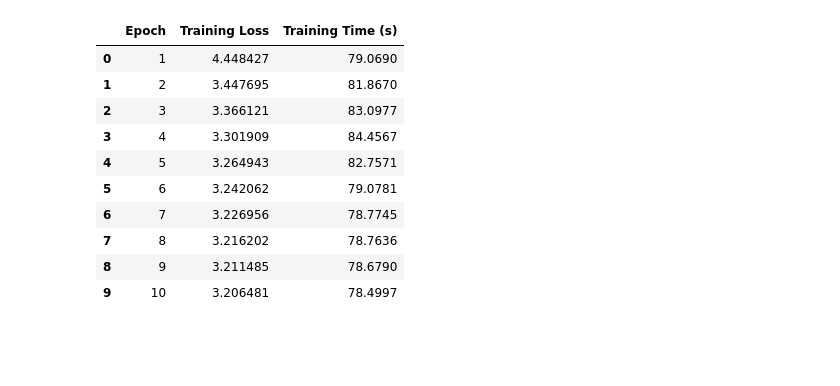
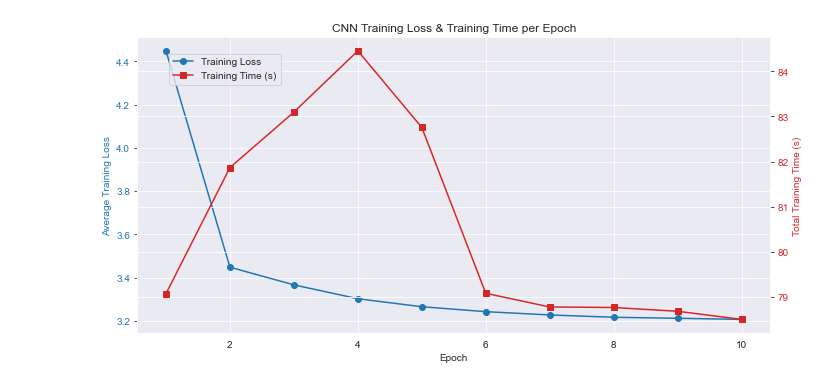
Before and after one commit to cashauce/ThesisFractalCNN, a Jupyter notebook: data/tables.ipynb, the cells around one changed output. Cells and saved outputs as stored; diff of their text form; code cells hidden in the pictures; blank space fills up the shorter version.

```diff
--- a/data/tables.ipynb
+++ b/data/tables.ipynb
@@ -9,37 +11,52 @@ cnnModel_csvFile = "csv/trained_cnn_CSV.csv"
 # %%
 # CNN MODEL TRAINING TIME & ACCURACY
 columns_to_display = ["Epoch",
                       "Batch",
                       "Training Loss",
                       "Training Time (s)"]
 
 try:
-    # Read CSV files
+    # Read CSV file
     df_cnn = pd.read_csv(cnnModel_csvFile)[columns_to_display]
 
     # Compute the average Training Loss and total Training Time per epoch
     df_summary = df_cnn.groupby("Epoch").agg({
         "Training Loss": "mean",  # Average training loss per epoch
         "Training Time (s)": "sum"  # Total training time per epoch
     }).reset_index()
 
-    # Display the summarized data
-    display(df_summary)
+    # Set plot style
+    sns.set_style("darkgrid")
+
+    # Create figure and axis
+    fig, ax1 = plt.subplots(figsize=(10, 5))
+
+    # Plot Training Loss (left y-axis)
+    color1 = "tab:blue"
+    ax1.set_xlabel("Epoch")
+    ax1.set_ylabel("Average Training Loss", color=color1)
+    line1, = ax1.plot(df_summary["Epoch"], df_summary["Training Loss"], marker="o", color=color1, label="Training Loss")
+    ax1.tick_params(axis="y", labelcolor=color1)
+
+    # Create a second y-axis for Training Time
+    ax2 = ax1.twinx()
+    color2 = "tab:red"
+    ax2.set_ylabel("Total Training Time (s)", color=color2)
+    line2, = ax2.plot(df_summary["Epoch"], df_summary["Training Time (s)"], marker="s", color=color2, label="Training Time (s)")
+    ax2.tick_params(axis="y", labelcolor=color2)
+
+    # Add a legend
+    fig.legend(handles=[line1, line2], loc="upper left", bbox_to_anchor=(0.1, 0.9))
+
+    # Show the plot
+    plt.title("CNN Training Loss & Training Time per Epoch")
+    fig.tight_layout()
+    plt.show()
 
 except FileNotFoundError as e:
     print(f"Error: {e}")
 # %% [output]
-|  | Epoch | Training Loss | Training Time (s) |
-| 0 | 1 | 4.448427 | 79.0690 |
-| 1 | 2 | 3.447695 | 81.8670 |
-| 2 | 3 | 3.366121 | 83.0977 |
-| 3 | 4 | 3.301909 | 84.4567 |
-| 4 | 5 | 3.264943 | 82.7571 |
-| 5 | 6 | 3.242062 | 79.0781 |
-| 6 | 7 | 3.226956 | 78.7745 |
-| 7 | 8 | 3.216202 | 78.7636 |
-| 8 | 9 | 3.211485 | 78.6790 |
-| 9 | 10 | 3.206481 | 78.4997 |
+[figure, added]
 # %%
 # PROPOSED KD-TREE + CNN COMPRESSION TIME ANALYSIS
 columns_to_display = ["Original Image",
```
Also changed, not shown: parts of 3 cells of this notebook.
